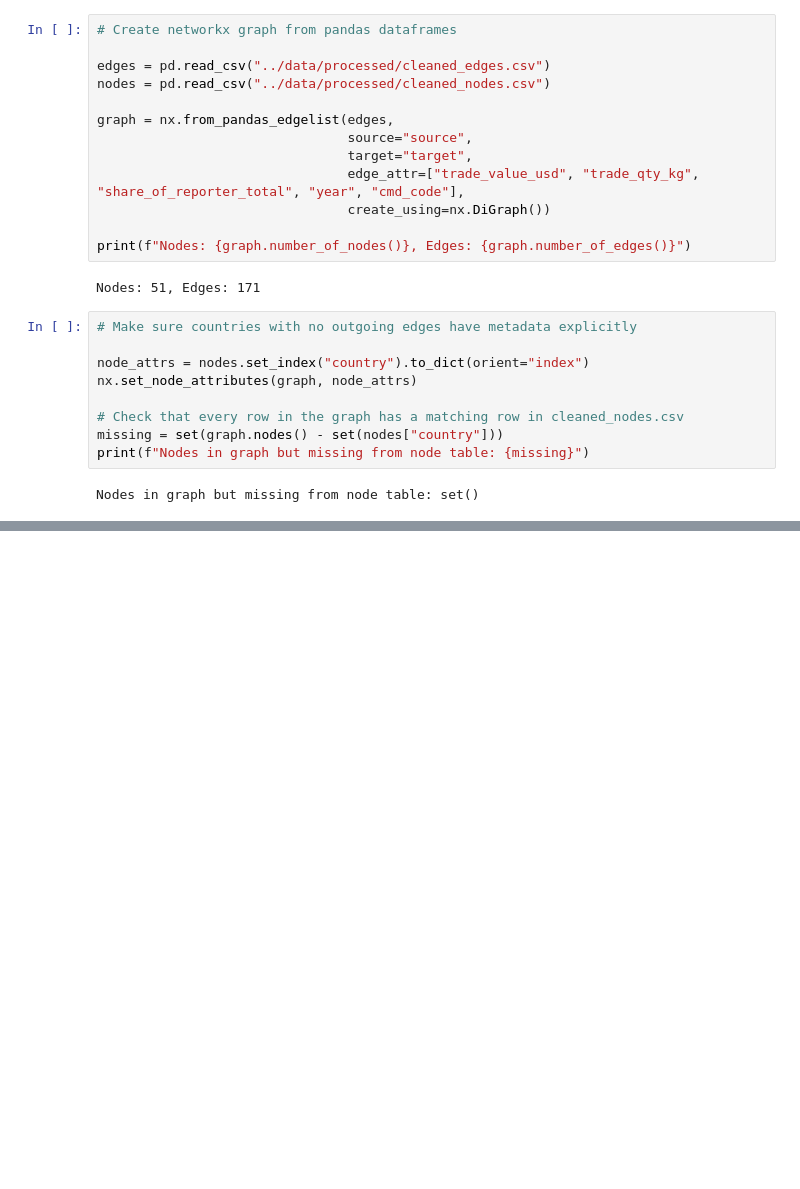
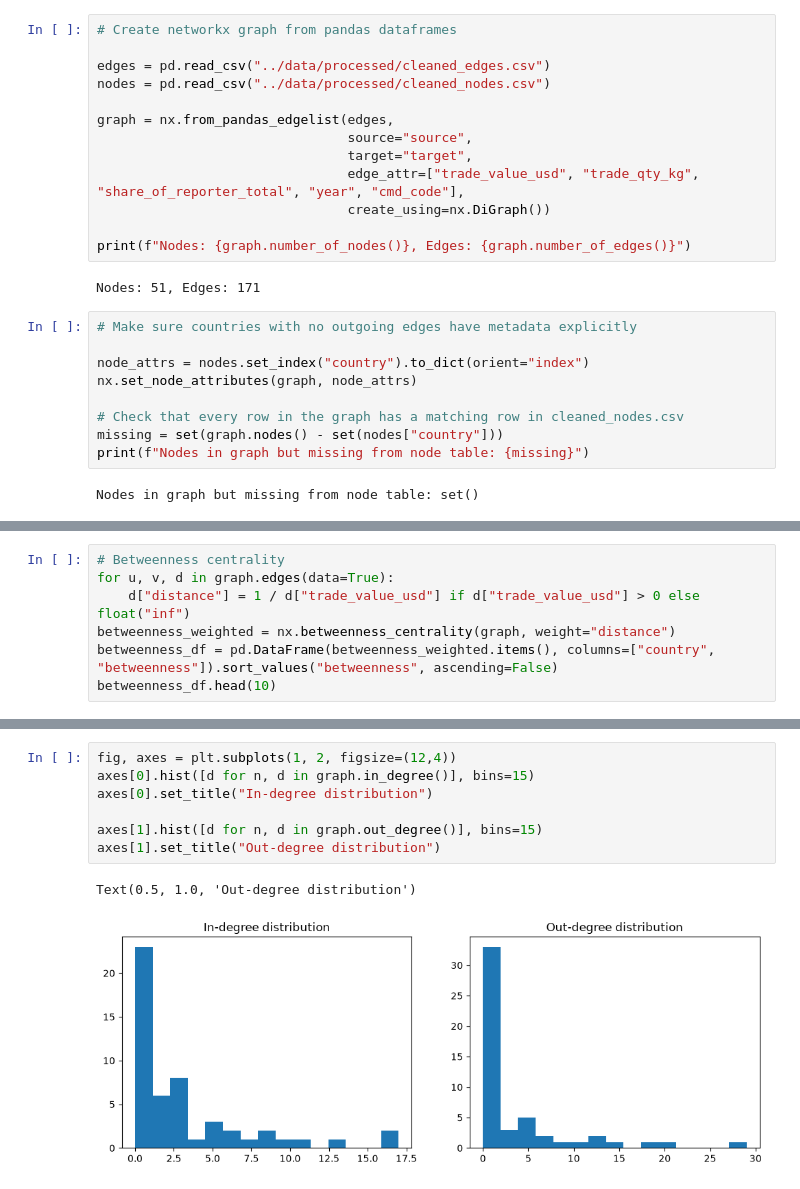
Before and after one commit to jandersen12/supply-chain-mapping-hys, a Jupyter notebook: notebooks/eda.ipynb, the cells around one changed output, grey strips where cells are left out. Drawn from its saved outputs; the diff is of its cells as text; blank space fills up the shorter version.

```diff
--- a/notebooks/eda.ipynb
+++ b/notebooks/eda.ipynb
@@ -172,0 +227,7 @@ gallium_network.html
+# %%
+# Betweenness centrality
+for u, v, d in graph.edges(data=True):
+    d["distance"] = 1 / d["trade_value_usd"] if d["trade_value_usd"] > 0 else float("inf")
+betweenness_weighted = nx.betweenness_centrality(graph, weight="distance")
+betweenness_df = pd.DataFrame(betweenness_weighted.items(), columns=["country", "betweenness"]).sort_values("betweenness", ascending=False)
+betweenness_df.head(10)
@@ -172,0 +286,10 @@ gallium_network.html
+# %%
+fig, axes = plt.subplots(1, 2, figsize=(12,4))
+axes[0].hist([d for n, d in graph.in_degree()], bins=15)
+axes[0].set_title("In-degree distribution")
+
+axes[1].hist([d for n, d in graph.out_degree()], bins=15)
+axes[1].set_title("Out-degree distribution")
+# %% [output]
+Text(0.5, 1.0, 'Out-degree distribution')
+[figure, added]
```
Also changed, not shown: parts of 23 cells of this notebook, 1 other file.
